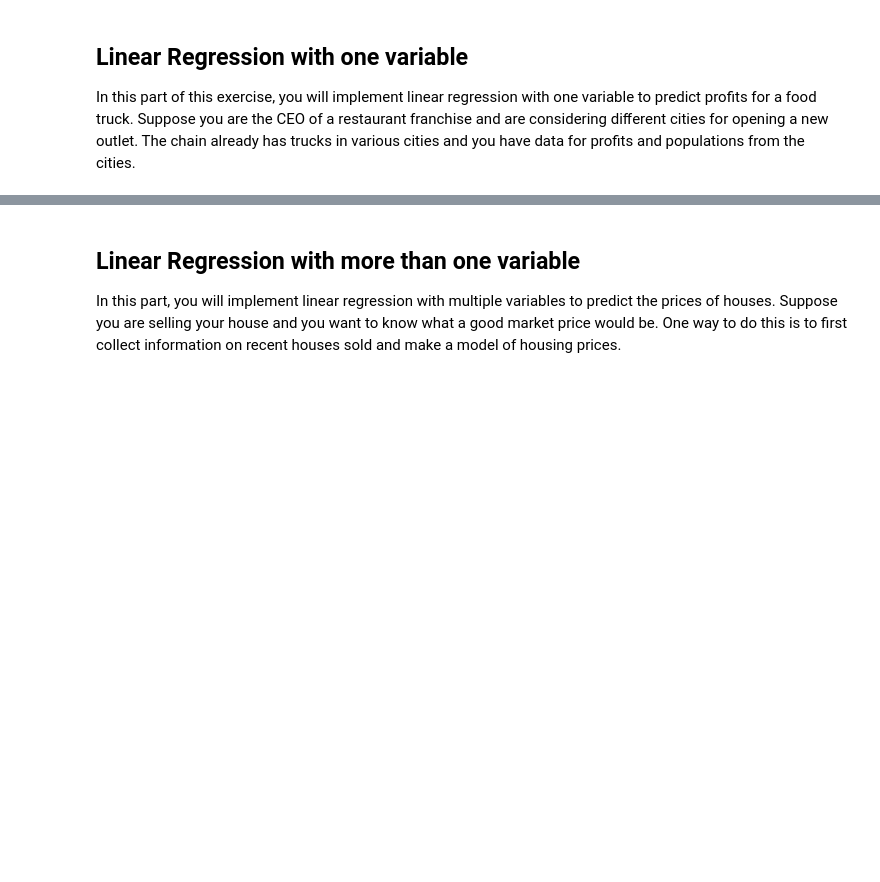
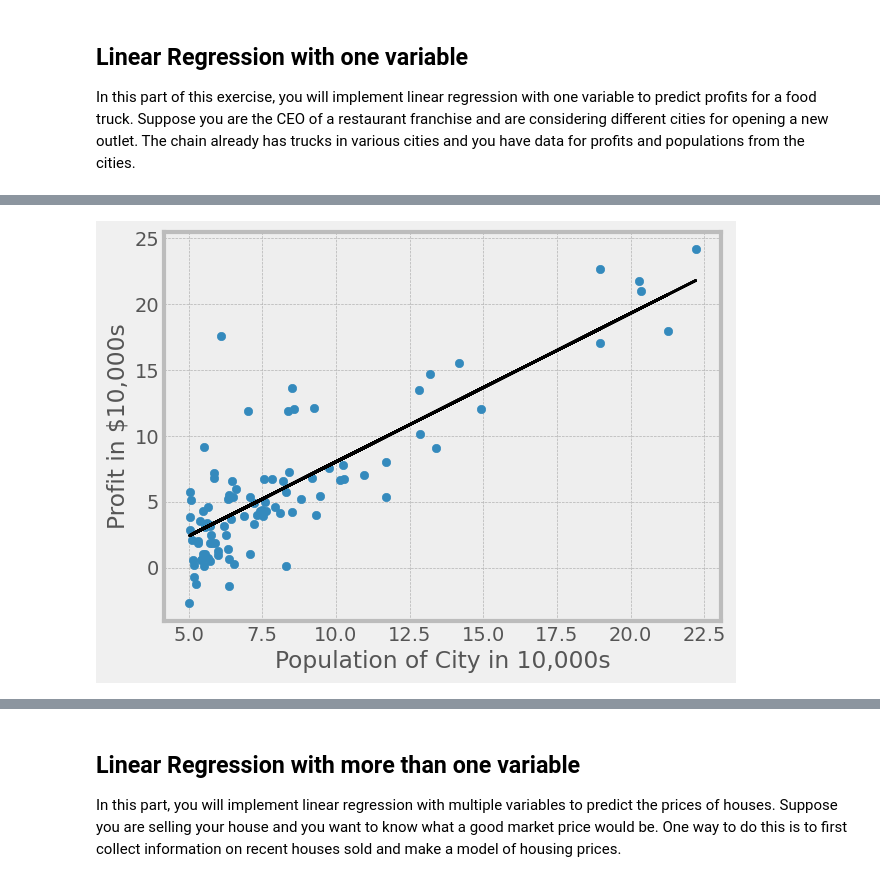
Before and after one commit to samisaf/Learning-AI, a Jupyter notebook: Coursera - Octave Machine Learning/01 Linear Regression.ipynb, the cells around one changed output, grey strips where cells are left out. Cells and saved outputs as stored; diff of their text form; code cells hidden in the pictures; blank space fills up the shorter version.

```diff
--- a/Coursera - Octave Machine Learning/01 Linear Regression.ipynb
+++ b/Coursera - Octave Machine Learning/01 Linear Regression.ipynb
@@ -150,0 +170,7 @@ print(y1[0:3])
+# %%
+plotData(X1, y1, theta1)
+plt.xlabel('Population of City in 10,000s')
+plt.ylabel('Profit in $10,000s')
+plt.show()
+# %% [output]
+[figure, added]
```
Also changed, not shown: parts of 46 cells of this notebook, 2 other files.
